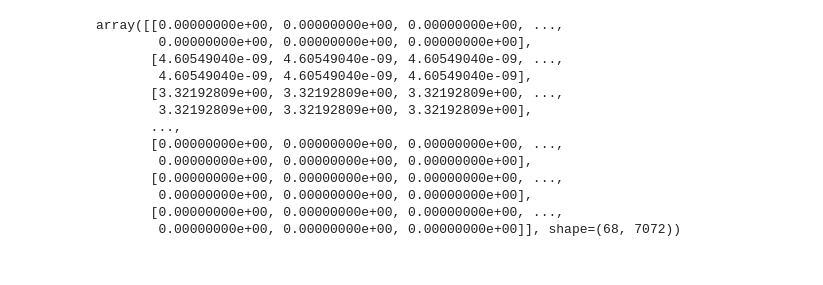
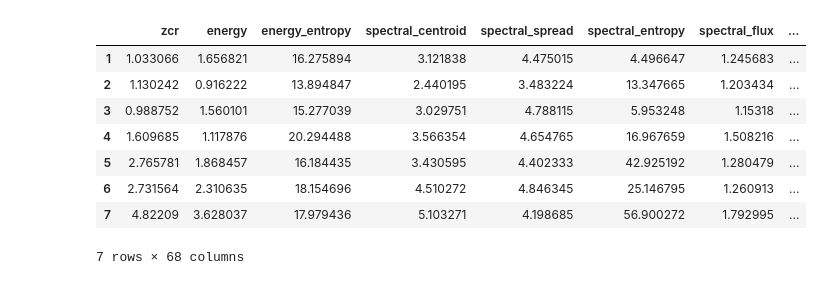
Before and after one commit to Nyaaw/PCDLabs, a Jupyter notebook: Labo7/labo7.ipynb, the cells around one changed output. Saved outputs shown, nothing was run; the diff lists cells and outputs as text; code cells hidden in the pictures.

```diff
--- a/Labo7/labo7.ipynb
+++ b/Labo7/labo7.ipynb
@@ -10,7 +8,12 @@ ValueError: The truth value of an array with more than one element is ambiguous.
 # %%
-short_features = []
-headers = []
-for index, val in enumerate(short_features_with_headers):
-    if index == 0:
-        headers = val[1]
-    short_features.append(val[0])
+short_features = {}
+headers = short_features_with_headers[0][1]
+
+transposed = []
+for j in range(len(short_features_with_headers[0][0])):  # Iterate over columns (j)
+    new_row = []
+    for row in short_features_with_headers:           # Iterate over rows (i)
+        new_row.append(row[0][j])
+    transposed.append(new_row)
+
+print(transposed)
@@ -17,25 +38,28 @@ for index, val in enumerate(short_features_with_headers):
 # %%
 import pandas as pd
 
-pd.DataFrame(short_features, )
+x = pd.DataFrame(transposed, index= headers)
+x = x.transpose(copy=False)
+x
-# %% [output]
-array([[0.00000000e+00, 0.00000000e+00, 0.00000000e+00, ...,
-        0.00000000e+00, 0.00000000e+00, 0.00000000e+00],
-       [4.60549040e-09, 4.60549040e-09, 4.60549040e-09, ...,
-        4.60549040e-09, 4.60549040e-09, 4.60549040e-09],
-       [3.32192809e+00, 3.32192809e+00, 3.32192809e+00, ...,
-        3.32192809e+00, 3.32192809e+00, 3.32192809e+00],
-       ...,
-       [0.00000000e+00, 0.00000000e+00, 0.00000000e+00, ...,
-        0.00000000e+00, 0.00000000e+00, 0.00000000e+00],
-       [0.00000000e+00, 0.00000000e+00, 0.00000000e+00, ...,
-        0.00000000e+00, 0.00000000e+00, 0.00000000e+00],
-       [0.00000000e+00, 0.00000000e+00, 0.00000000e+00, ...,
-        0.00000000e+00, 0.00000000e+00, 0.00000000e+00]], shape=(68, 7072))
 # %%
-distances = []
+from numpy import linalg as la
 
-for song, sindex in short_features[1:]:
-    distances.append([])
-    for feature in headers:
-        distances[sindex].append()
+y = x.copy()
+
+for j in range(0, 68):
+    for i in range(1, 8):
+        minlen = min(len(y.iloc[0, j]), len(y.iloc[i, j]))
+        y.iloc[i, j] = la.norm(y.iloc[0, j][:minlen] - y.iloc[i, j][:minlen])
+
+y.drop(0, inplace=True)
+y
+# %% [output]
+|  | zcr | energy | energy_entropy | spectral_centroid | spectral_spread | spectral_entropy | spectral_flux | ... |
+| 1 | 1.033066 | 1.656821 | 16.275894 | 3.121838 | 4.475015 | 4.496647 | 1.245683 | ... |
+| 2 | 1.130242 | 0.916222 | 13.894847 | 2.440195 | 3.483224 | 13.347665 | 1.203434 | ... |
+| 3 | 0.988752 | 1.560101 | 15.277039 | 3.029751 | 4.788115 | 5.953248 | 1.15318 | ... |
+| 4 | 1.609685 | 1.117876 | 20.294488 | 3.566354 | 4.654765 | 16.967659 | 1.508216 | ... |
+| 5 | 2.765781 | 1.868457 | 16.184435 | 3.430595 | 4.402333 | 42.925192 | 1.280479 | ... |
+| 6 | 2.731564 | 2.310635 | 18.154696 | 4.510272 | 4.846345 | 25.146795 | 1.260913 | ... |
+| 7 | 4.82209 | 3.628037 | 17.979436 | 5.103271 | 4.198685 | 56.900272 | 1.792995 | ... |
+7 rows × 68 columns
```
Also changed, not shown: parts of 3 cells of this notebook.
